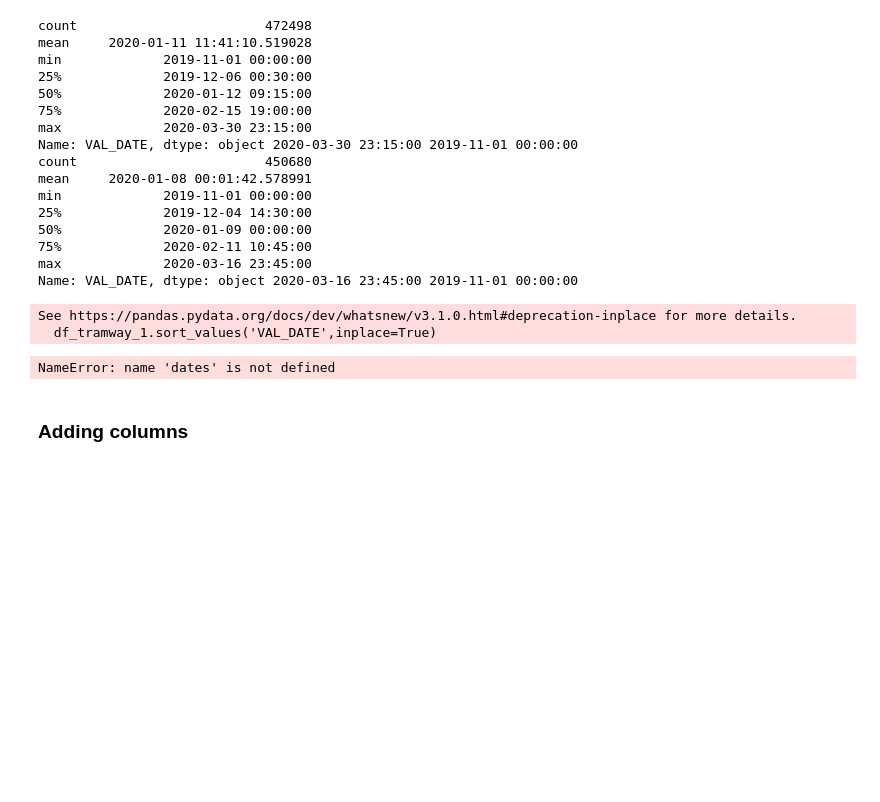
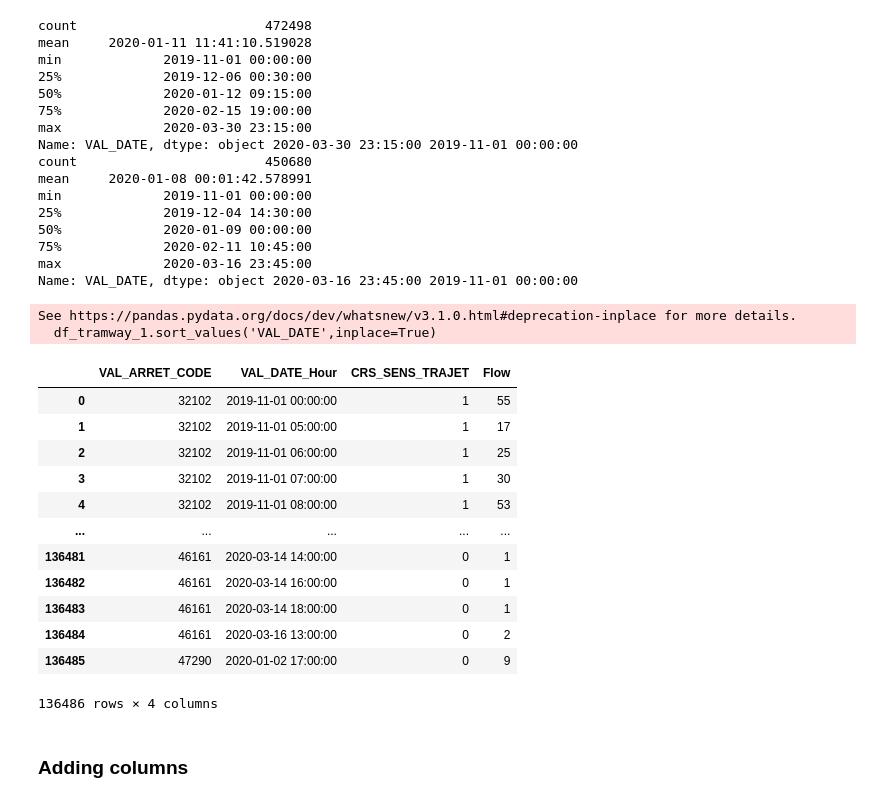
Before and after one commit to chloeruiz0300/Project, a Jupyter notebook: Notebooks/Data Preparation.ipynb, the cells around one changed output. Drawn from its saved outputs; the diff is of its cells as text; code cells hidden in the pictures; blank space fills up the shorter version.

```diff
--- a/Notebooks/Data Preparation.ipynb
+++ b/Notebooks/Data Preparation.ipynb
@@ -102,7 +102,8 @@ Name: VAL_DATE, dtype: object 2020-03-16 23:45:00 2019-11-01 00:00:00
 # %%
 # Checking if there are absent hours
 df_tramway_1.sort_values('VAL_DATE',inplace=True)
+df_tramway_1['VAL_DATE'].dt.hour.value_counts().sort_index()
+df_tramway_1['VAL_DATE_Hour'] = pd.to_datetime(df_tramway_1['VAL_DATE']).dt.floor('h')
 # %% [output]
 See https://pandas.pydata.org/docs/dev/whatsnew/v3.1.0.html#deprecation-inplace for more details.
   df_tramway_1.sort_values('VAL_DATE',inplace=True)
-NameError: name 'dates' is not defined
@@ -113,3 +110,27 @@ df_tramway_1
+# %%
+# Grouping by station and counting flow per hour
+# df_tramway_1['Hour'] = pd.to_datetime(df_tramway_1['VAL_DATE']).dt.floor('h')
+
+df_tramway_1_grouped_by_station_and_hour = (df_tramway_1
+                                            .groupby(['VAL_ARRET_CODE', 'VAL_DATE_Hour', 'CRS_SENS_TRAJET'])
+                                            .agg({'Flow':'sum'})
+                                            .reset_index()
+)
+df_tramway_1_grouped_by_station_and_hour
+# %% [output]
+|  | VAL_ARRET_CODE | VAL_DATE_Hour | CRS_SENS_TRAJET | Flow |
+| 0 | 32102 | 2019-11-01 00:00:00 | 1 | 55 |
+| 1 | 32102 | 2019-11-01 05:00:00 | 1 | 17 |
+| 2 | 32102 | 2019-11-01 06:00:00 | 1 | 25 |
+| 3 | 32102 | 2019-11-01 07:00:00 | 1 | 30 |
+| 4 | 32102 | 2019-11-01 08:00:00 | 1 | 53 |
+| ... | ... | ... | ... | ... |
+| 136481 | 46161 | 2020-03-14 14:00:00 | 0 | 1 |
+| 136482 | 46161 | 2020-03-14 16:00:00 | 0 | 1 |
+| 136483 | 46161 | 2020-03-14 18:00:00 | 0 | 1 |
+| 136484 | 46161 | 2020-03-16 13:00:00 | 0 | 2 |
+| 136485 | 47290 | 2020-01-02 17:00:00 | 0 | 9 |
+136486 rows × 4 columns
 # %% [markdown]
 ### Adding columns
 # %% [markdown]
```
Also changed, not shown: parts of 11 cells of this notebook, 2 other files.
